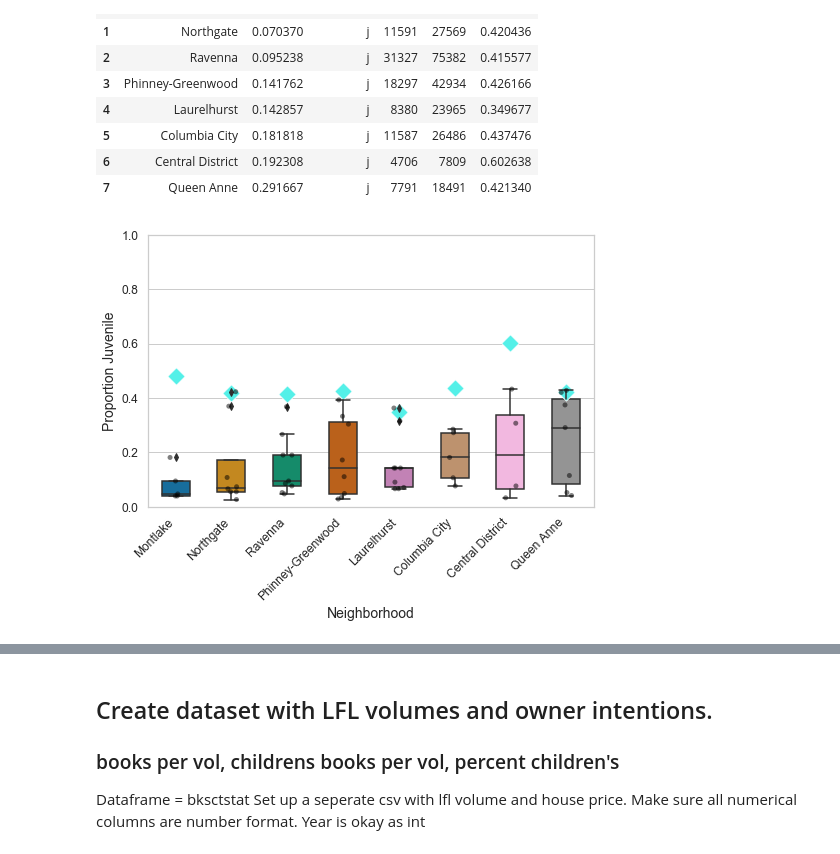
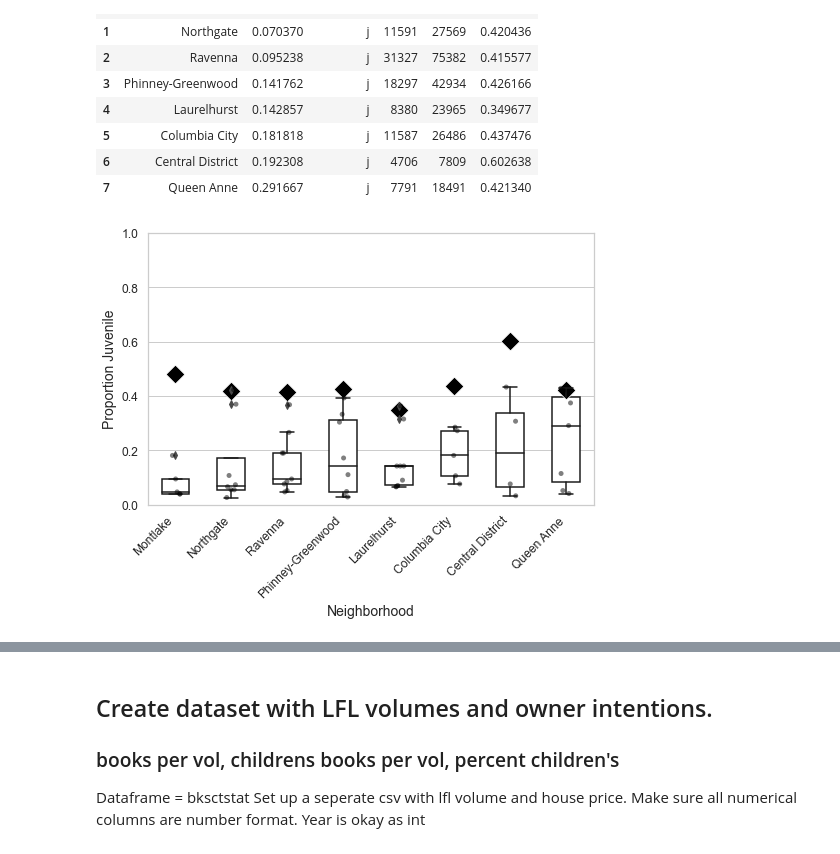
Before and after one commit to amckennafoster/seattle-littlefreelibrary, a Jupyter notebook: code/LFL-Analysis.ipynb, the cells around one changed output, grey strips where cells are left out. Cells and saved outputs as stored; diff of their text form; code cells hidden in the pictures.

```diff
--- a/code/LFL-Analysis.ipynb
+++ b/code/LFL-Analysis.ipynb
@@ -231,8 +232,12 @@ ficSPLsorted
 #Plots using Seaborn
 sns.set(style='whitegrid', palette="deep", font_scale=1.1, rc={"figure.figsize": [8, 5]})
 bplot = sns.boxplot(y='percent', x='neighborhood', data=fic,
-                 width=0.5,
-                 palette="colorblind")
+                 width=0.5)
+#                 palette="colorblind")
+
+#Remove default colors
+plt.setp(bplot.artists, edgecolor = 'k', facecolor='w')
+plt.setp(bplot.lines, color='k')
 
 # add stripplot to boxplot with Seaborn
 bplot=sns.stripplot(y='percent', x='neighborhood', data=fic,
@@ -242,7 +247,7 @@ bplot=sns.stripplot(y='percent', x='neighborhood', data=fic,
                    color='black')
 
 # SPL fiction percentages
-bplot=sns.scatterplot(y='percent', x='neighborhood', data=ficSPLsorted, marker='D', color='#54f0e8', s=150)
+bplot=sns.scatterplot(y='percent', x='neighborhood', data=ficSPLsorted, marker='D', color='#000000', s=175)
 
 
 #Set y axis label and scale
@@ -348,34 +357,38 @@ juvSPLsorted.head(8)
 
 #Plots using Seaborn
 sns.set(style='whitegrid', palette="deep", font_scale=1.1, rc={"figure.figsize": [8, 5]})
 bplot = sns.boxplot(y='percent', x='neighborhood', data=juv,
-                 width=0.5,
-                 palette="colorblind")
+                 width=0.5)
+#                 palette="colorblind")
+
+#Remove default colors
+plt.setp(bplot.artists, edgecolor = 'k', facecolor='w')
+plt.setp(bplot.lines, color='k')
 
 # add stripplot to boxplot with Seaborn
 bplot=sns.stripplot(y='percent', x='neighborhood', data=juv,
                    jitter=True,
                    marker='o',
                    alpha=0.5,
                    color='black')
 
 # SPL juvenile percentages
-bplot=sns.scatterplot(y='percent', x='neighborhood', data=juvSPLsorted, marker='D', color='#54f0e8', s=150)
+bplot=sns.scatterplot(y='percent', x='neighborhood', data=juvSPLsorted, marker='D', color='#000000', s=175)
 
 
 #Set y axis label and scale
 
 bplot.set_ylabel("Proportion Juvenile",
                 fontsize=14)
 bplot.set_xlabel("Neighborhood",
                 fontsize=14)
 bplot.set(ylim=(0, 1))
 
 
 
 #rotate labels
 for item in bplot.get_xticklabels():
     item.set_rotation(45)
     item.set_ha('right') #This sets horizontal alignment
 # %% [output]
-[figure, old version]
+[figure, new version]
```
Also changed, not shown: parts of 26 cells of this notebook, 2 other files.
